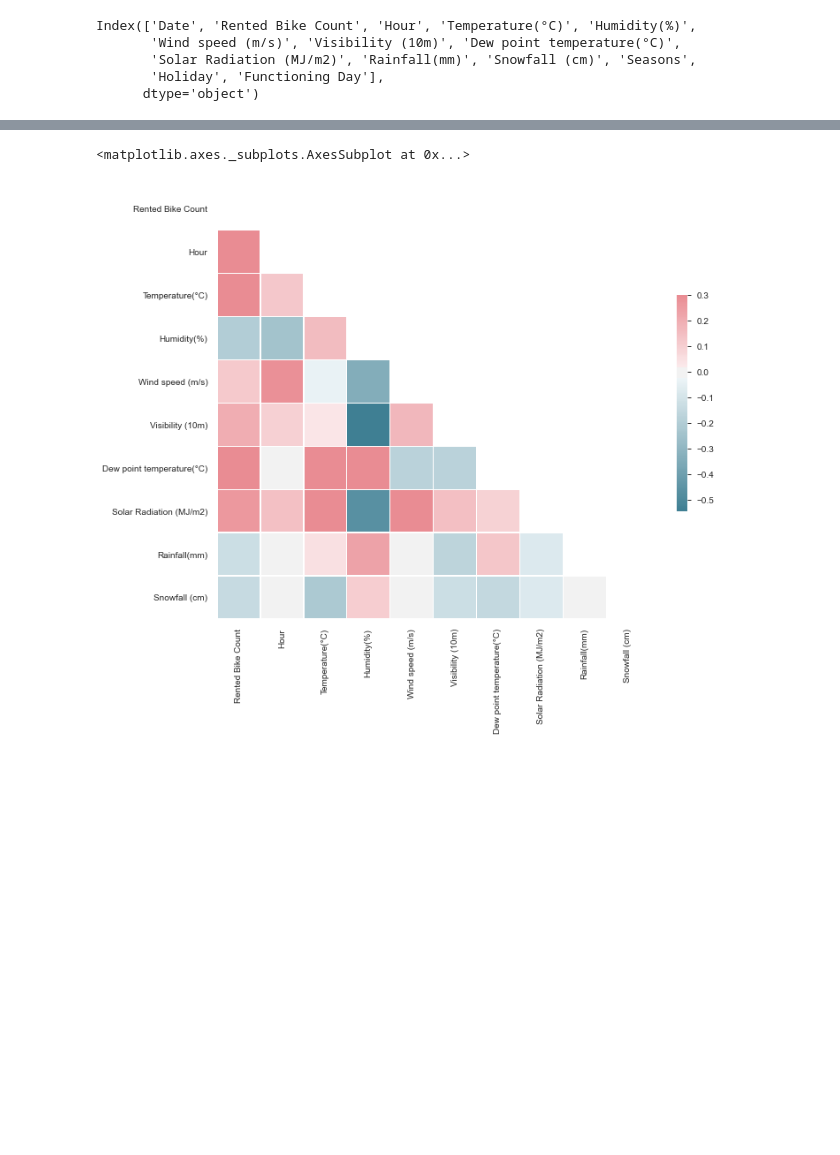
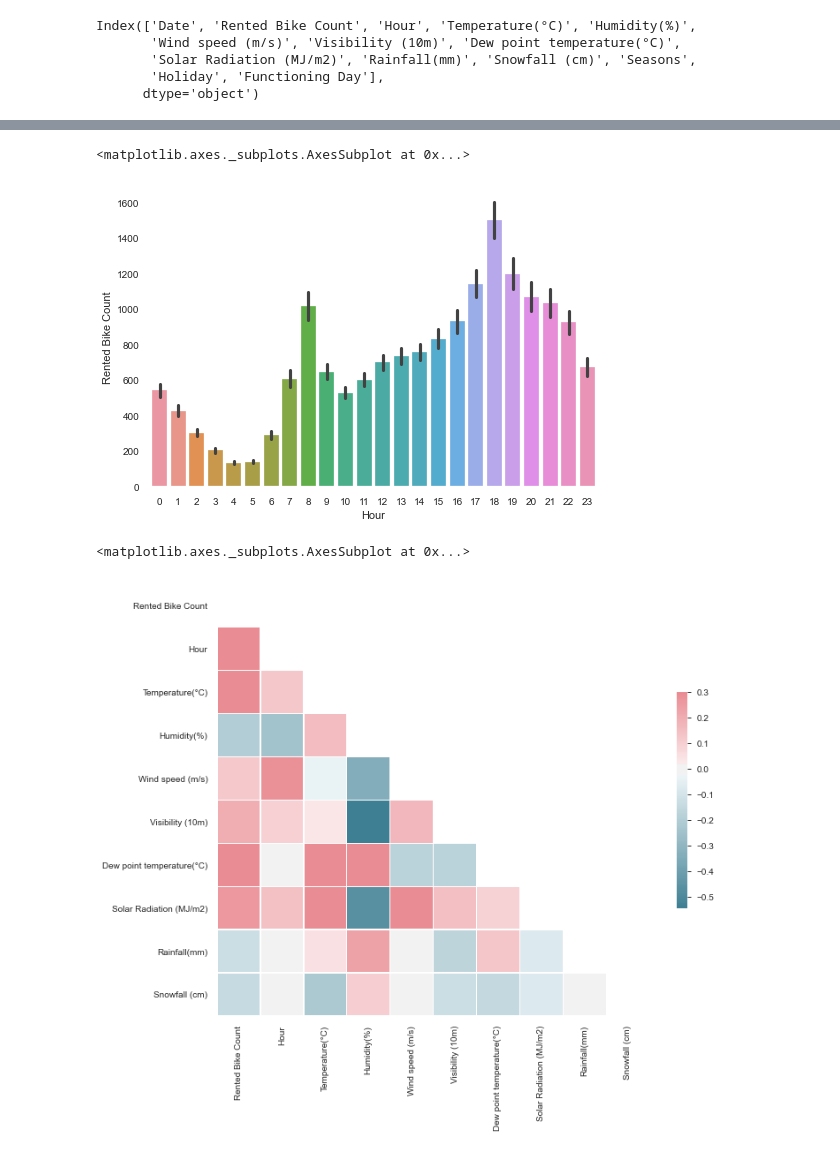
Before and after one commit to tahentx/bikeshare, a Jupyter notebook: bikeshare_eda.ipynb, the cells around one changed output, grey strips where cells are left out. Drawn from its saved outputs; the diff is of its cells as text; code cells hidden in the pictures; blank space fills up the shorter version.

```diff
--- a/bikeshare_eda.ipynb
+++ b/bikeshare_eda.ipynb
@@ -33,6 +33,11 @@ Functioning Day                      object
 dtype: object
 # %%
 df['Date'] = pd.to_datetime(df['Date'], infer_datetime_format=True)
+# %%
+sns.barplot(x=df['Hour'],y=df['Rented Bike Count'])
+# %% [output]
+<matplotlib.axes._subplots.AxesSubplot at 0x...>
+[figure, added]
 # %%
 corr = df.corr()
 # %%
```
Also changed, not shown: parts of 11 cells of this notebook.
